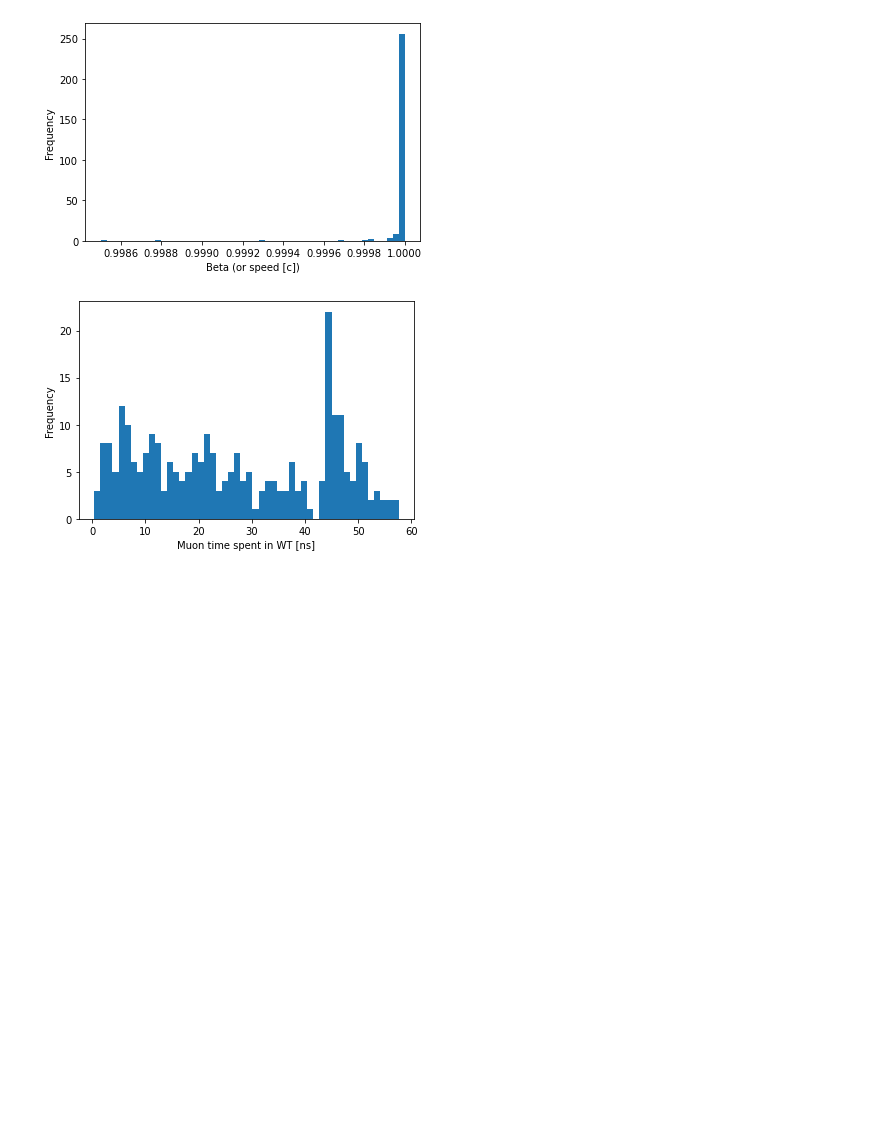
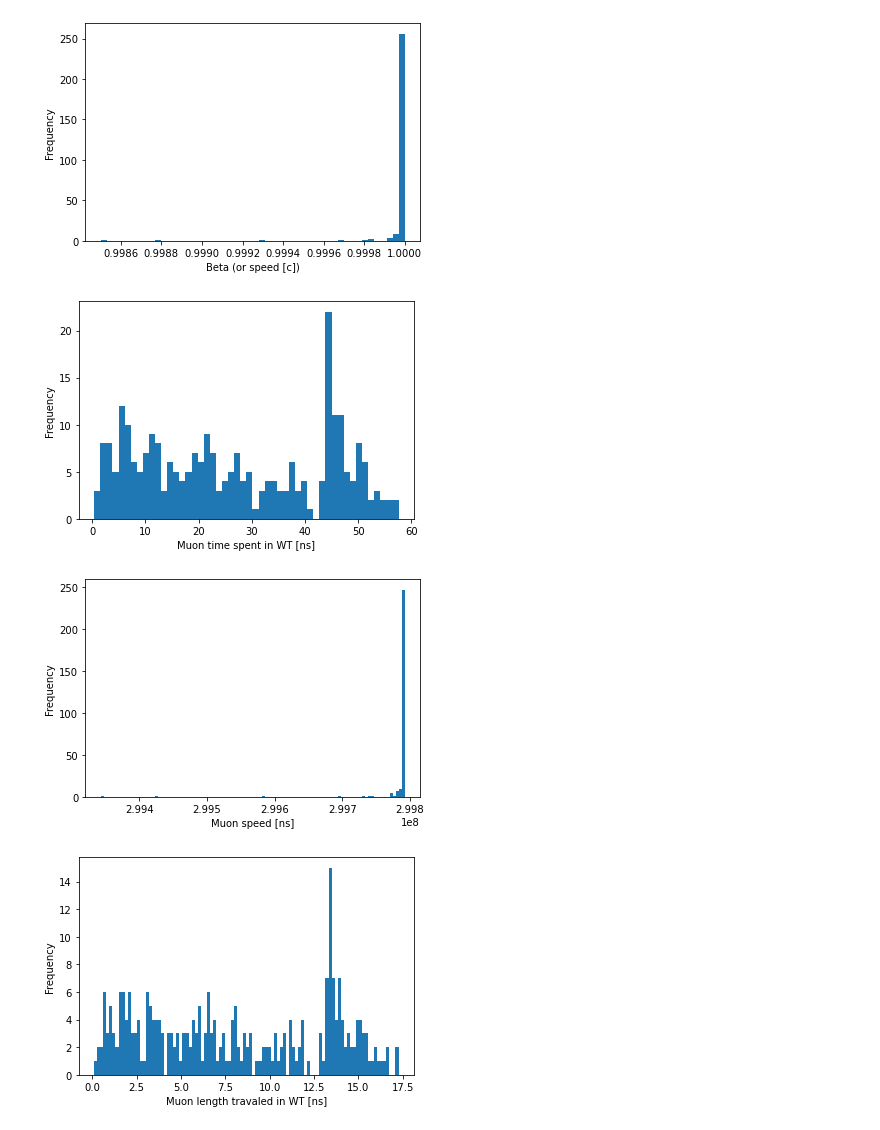
Before and after one commit to eklem1/OD_work, a Jupyter notebook: CherenkovGen/MuonResults.ipynb, the cells around one changed output. Drawn from its saved outputs; the diff is of its cells as text; code cells hidden in the pictures; blank space fills up the shorter version.

```diff
--- a/CherenkovGen/MuonResults.ipynb
+++ b/CherenkovGen/MuonResults.ipynb
@@ -99,3 +115,16 @@ plt.ylabel("Frequency")
 plt.show()
 # %% [output]
 [figure]
+# %%
+plt.hist(MuonSpeed, bins=100)
+plt.xlabel("Muon speed [ns]")
+plt.ylabel("Frequency")
+plt.show()
+
+plt.hist(Length_m, bins=100)
+plt.xlabel("Muon length travaled in WT [ns]")
+plt.ylabel("Frequency")
+plt.show()
+# %% [output]
+[figure, added]
+[figure, added]
```
Also changed, not shown: parts of 3 cells of this notebook, 9 other files.
